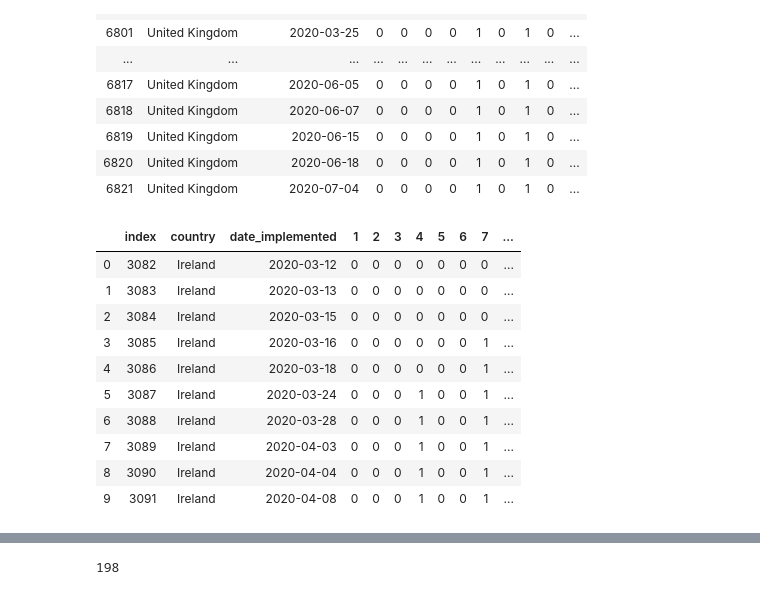
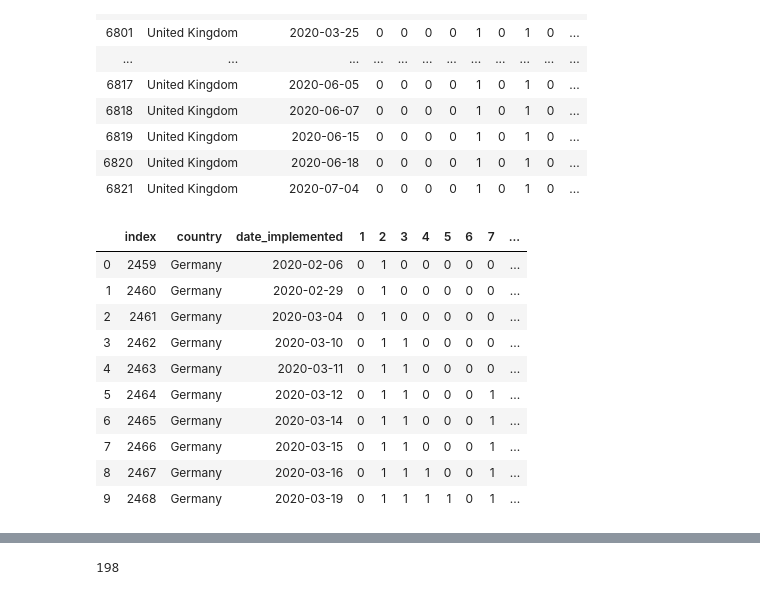
Before and after one commit to TheTeamFormallyKnownAsRunTimeTerror/CovidPredictiveModel, a Jupyter notebook: Measures.ipynb, the cells around one changed output, grey strips where cells are left out. Saved outputs shown, nothing was run; the diff lists cells and outputs as text; code cells hidden in the pictures.

```diff
--- a/Measures.ipynb
+++ b/Measures.ipynb
@@ -814,21 +818,21 @@ ir = active_cases_by_date_by_country['ireland']
 # %%
-#aggregated_uk_measures = aggregated_measures.loc[aggregated_measures["country"] == "United Kingdom"].reset_index()
-aggregated_ir_measures = aggregated_measures.loc[aggregated_measures["country"] == "Ireland"].reset_index()
+am = aggregated_measures.loc[aggregated_measures["country"] == "Germany"].reset_index()
+#aggregated_ir_measures = aggregated_measures.loc[aggregated_measures["country"] == "Ireland"].reset_index()
 # %%
-#aggregated_uk_measures.sort_values(["date_implemented"]).head(10)
-aggregated_ir_measures.sort_values(["date_implemented"]).head(10)
+am.sort_values(["date_implemented"]).head(10)
+#aggregated_ir_measures.sort_values(["date_implemented"]).head(10)
 # %% [output]
 |  | index | country | date_implemented | 1 | 2 | 3 | 4 | 5 | 6 | 7 | ... |
-| 0 | 3082 | Ireland | 2020-03-12 | 0 | 0 | 0 | 0 | 0 | 0 | 0 | ... |
-| 1 | 3083 | Ireland | 2020-03-13 | 0 | 0 | 0 | 0 | 0 | 0 | 0 | ... |
-| 2 | 3084 | Ireland | 2020-03-15 | 0 | 0 | 0 | 0 | 0 | 0 | 0 | ... |
-| 3 | 3085 | Ireland | 2020-03-16 | 0 | 0 | 0 | 0 | 0 | 0 | 1 | ... |
-| 4 | 3086 | Ireland | 2020-03-18 | 0 | 0 | 0 | 0 | 0 | 0 | 1 | ... |
-| 5 | 3087 | Ireland | 2020-03-24 | 0 | 0 | 0 | 1 | 0 | 0 | 1 | ... |
-| 6 | 3088 | Ireland | 2020-03-28 | 0 | 0 | 0 | 1 | 0 | 0 | 1 | ... |
-| 7 | 3089 | Ireland | 2020-04-03 | 0 | 0 | 0 | 1 | 0 | 0 | 1 | ... |
-| 8 | 3090 | Ireland | 2020-04-04 | 0 | 0 | 0 | 1 | 0 | 0 | 1 | ... |
-| 9 | 3091 | Ireland | 2020-04-08 | 0 | 0 | 0 | 1 | 0 | 0 | 1 | ... |
+| 0 | 2459 | Germany | 2020-02-06 | 0 | 1 | 0 | 0 | 0 | 0 | 0 | ... |
+| 1 | 2460 | Germany | 2020-02-29 | 0 | 1 | 0 | 0 | 0 | 0 | 0 | ... |
+| 2 | 2461 | Germany | 2020-03-04 | 0 | 1 | 0 | 0 | 0 | 0 | 0 | ... |
+| 3 | 2462 | Germany | 2020-03-10 | 0 | 1 | 1 | 0 | 0 | 0 | 0 | ... |
+| 4 | 2463 | Germany | 2020-03-11 | 0 | 1 | 1 | 0 | 0 | 0 | 0 | ... |
+| 5 | 2464 | Germany | 2020-03-12 | 0 | 1 | 1 | 0 | 0 | 0 | 1 | ... |
+| 6 | 2465 | Germany | 2020-03-14 | 0 | 1 | 1 | 0 | 0 | 0 | 1 | ... |
+| 7 | 2466 | Germany | 2020-03-15 | 0 | 1 | 1 | 0 | 0 | 0 | 1 | ... |
+| 8 | 2467 | Germany | 2020-03-16 | 0 | 1 | 1 | 1 | 0 | 0 | 1 | ... |
+| 9 | 2468 | Germany | 2020-03-19 | 0 | 1 | 1 | 1 | 1 | 0 | 1 | ... |
 # %%
 #aggregated_uk_measures.size
 # %%
```
Also changed, not shown: parts of 25 cells of this notebook, 39 other files.
